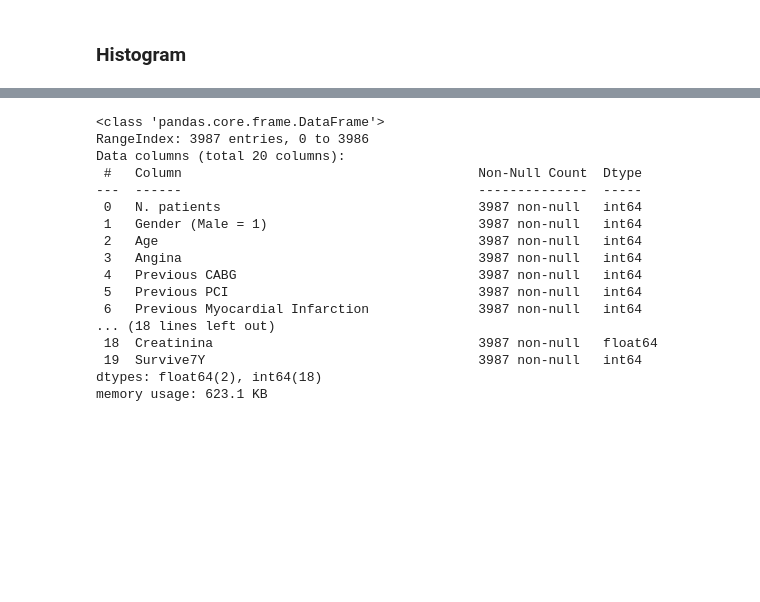
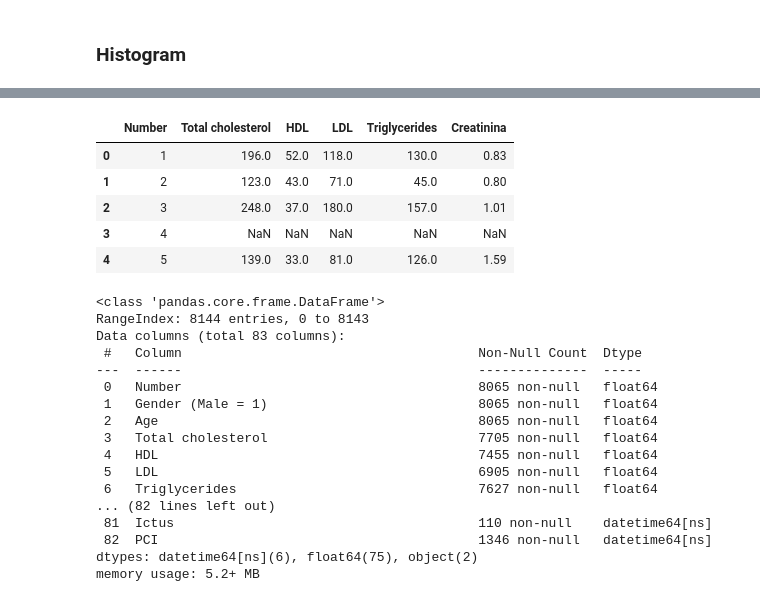
Before and after one commit to davide-marchi/clinical-data-encoding, a Jupyter notebook: notebook.ipynb, the cells around one changed output, grey strips where cells are left out. Cells and saved outputs as stored; diff of their text form; code cells hidden in the pictures; blank space fills up the shorter version.

```diff
--- a/notebook.ipynb
+++ b/notebook.ipynb
@@ -48,3 +46,7 @@ chl_dataset=pd.read_csv("Datasets/data.csv")
+# %%
+chl_dataset=pd.read_excel("Datasets/OrmoniTiroidei3Aprile2024.xlsx")
+date_dataset=pd.read_excel("Datasets/DataPrelievo.xlsx")
+creatinina_dataset=pd.read_excel("Datasets/Creatinina_AltriEsamiCorretti.xlsx")
 # %%
 chl_dataset.head()
 # %% [output]
@@ -57,20 +69,29 @@ chl_dataset.head()
+# %%
+creatinina_dataset.head()
+# %% [output]
+|  | Number | Total cholesterol | HDL | LDL | Triglycerides | Creatinina |
+| 0 | 1 | 196.0 | 52.0 | 118.0 | 130.0 | 0.83 |
+| 1 | 2 | 123.0 | 43.0 | 71.0 | 45.0 | 0.80 |
+| 2 | 3 | 248.0 | 37.0 | 180.0 | 157.0 | 1.01 |
+| 3 | 4 | NaN | NaN | NaN | NaN | NaN |
+| 4 | 5 | 139.0 | 33.0 | 81.0 | 126.0 | 1.59 |
 # %%
 chl_dataset.info()
 # %% [output]
 <class 'pandas.core.frame.DataFrame'>
-RangeIndex: 3987 entries, 0 to 3986
-Data columns (total 20 columns):
+RangeIndex: 8144 entries, 0 to 8143
+Data columns (total 83 columns):
  #   Column                                      Non-Null Count  Dtype
 ---  ------                                      --------------  -----
- 0   N. patients                                 3987 non-null   int64
- 1   Gender (Male = 1)                           3987 non-null   int64
- 2   Age                                         3987 non-null   int64
- 3   Angina                                      3987 non-null   int64
- 4   Previous CABG                               3987 non-null   int64
- 5   Previous PCI                                3987 non-null   int64
- 6   Previous Myocardial Infarction              3987 non-null   int64
-... (18 lines left out)
- 18  Creatinina                                  3987 non-null   float64
- 19  Survive7Y                                   3987 non-null   int64
-dtypes: float64(2), int64(18)
-memory usage: 623.1 KB
+ 0   Number                                      8065 non-null   float64
+ 1   Gender (Male = 1)                           8065 non-null   float64
+ 2   Age                                         8065 non-null   float64
+ 3   Total cholesterol                           7705 non-null   float64
+ 4   HDL                                         7455 non-null   float64
+ 5   LDL                                         6905 non-null   float64
+ 6   Triglycerides                               7627 non-null   float64
+... (82 lines left out)
+ 81  Ictus                                       110 non-null    datetime64[ns]
+ 82  PCI                                         1346 non-null   datetime64[ns]
+dtypes: datetime64[ns](6), float64(75), object(2)
+memory usage: 5.2+ MB
```
Also changed, not shown: parts of 35 cells of this notebook, 2 other files.
